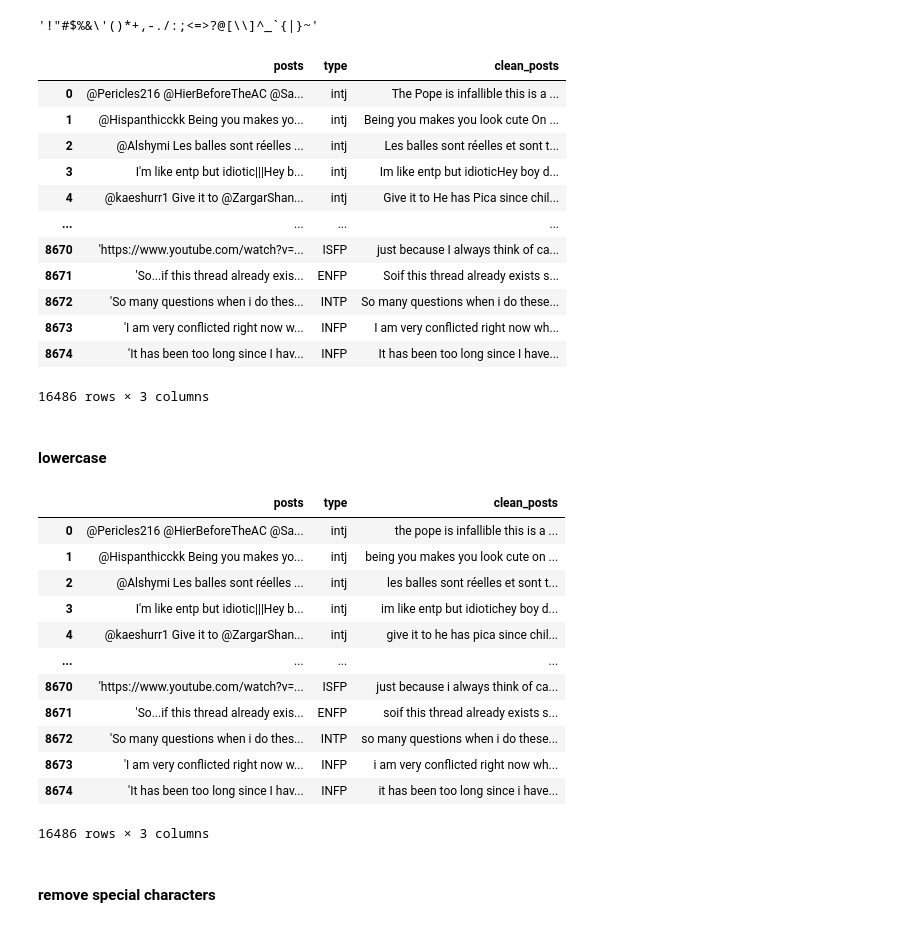
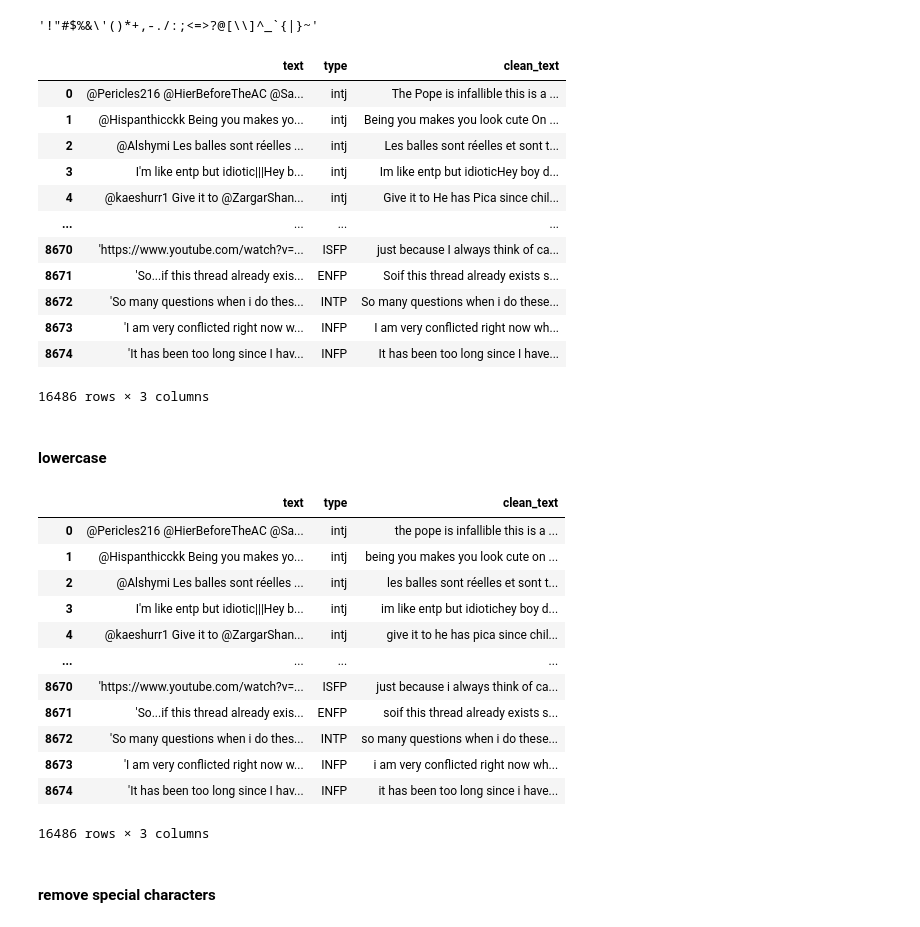
Before and after one commit to MattCarland/post2personality, a Jupyter notebook: notebooks/Preprocessing-part1.ipynb, the cells around one changed output. Cells and saved outputs as stored; diff of their text form; code cells hidden in the pictures.

```diff
--- a/notebooks/Preprocessing-part1.ipynb
+++ b/notebooks/Preprocessing-part1.ipynb
@@ -65,6 +65,6 @@ df2 = pd.read_csv("twitter_MBTI.csv")
 # %%
 df2.drop(df2.columns[0], axis=1, inplace=True)
 # %%
-df2 = df2.rename(columns={'text': 'posts', 'label': 'type'})
+df2 = df2.rename(columns={'text': 'text', 'label': 'type'})
 df2
 # %% [output]
@@ -85,5 +85,6 @@ df2
 df3 = pd.read_csv("mbti_1.csv")
 # %%
 df3 = df3[['posts', 'type']]
+df3 = df3.rename(columns={'posts': 'text', 'type': 'type'})
 df3
 # %% [output]
@@ -129,6 +130,6 @@ def remove_urls(data):
 
     return data
 # %%
-combined_df['clean_posts'] = combined_df['posts'].apply(remove_urls)
+combined_df['clean_text'] = combined_df['text'].apply(remove_urls)
 combined_df
 # %% [output]
@@ -152,6 +153,6 @@ def remove_handles(data):
     data = re.sub(r'@\w+', '', data)
     return data
 # %%
-combined_df['clean_posts'] = combined_df['clean_posts'].apply(remove_handles)
+combined_df['clean_text'] = combined_df['clean_text'].apply(remove_handles)
 combined_df
 # %% [output]
@@ -180,10 +181,10 @@ def punctuation(data):
             data = data.replace(punctuation, '')
     return data
 # %%
-combined_df['clean_posts'] = combined_df['clean_posts'].apply(punctuation)
+combined_df['clean_text'] = combined_df['clean_text'].apply(punctuation)
 combined_df
 # %% [output]
-|  | posts | type | clean_posts |
+|  | text | type | clean_text |
 | 0 | @Pericles216 @HierBeforeTheAC @Sa... | intj | The Pope is infallible this is a ... |
 | 1 | @Hispanthicckk Being you makes yo... | intj | Being you makes you look cute On ... |
 | 2 | @Alshymi Les balles sont réelles ... | intj | Les balles sont réelles et sont t... |
@@ -202,10 +203,10 @@ combined_df
 def lower_case(data):
     return data.lower()
 # %%
-combined_df['clean_posts'] = combined_df['clean_posts'].apply(lower_case)
+combined_df['clean_text'] = combined_df['clean_text'].apply(lower_case)
 combined_df
 # %% [output]
-|  | posts | type | clean_posts |
+|  | text | type | clean_text |
 | 0 | @Pericles216 @HierBeforeTheAC @Sa... | intj | the pope is infallible this is a ... |
 | 1 | @Hispanthicckk Being you makes yo... | intj | being you makes you look cute on ... |
 | 2 | @Alshymi Les balles sont réelles ... | intj | les balles sont réelles et sont t... |
```
Also changed, not shown: parts of 26 cells of this notebook, 3 other files.
